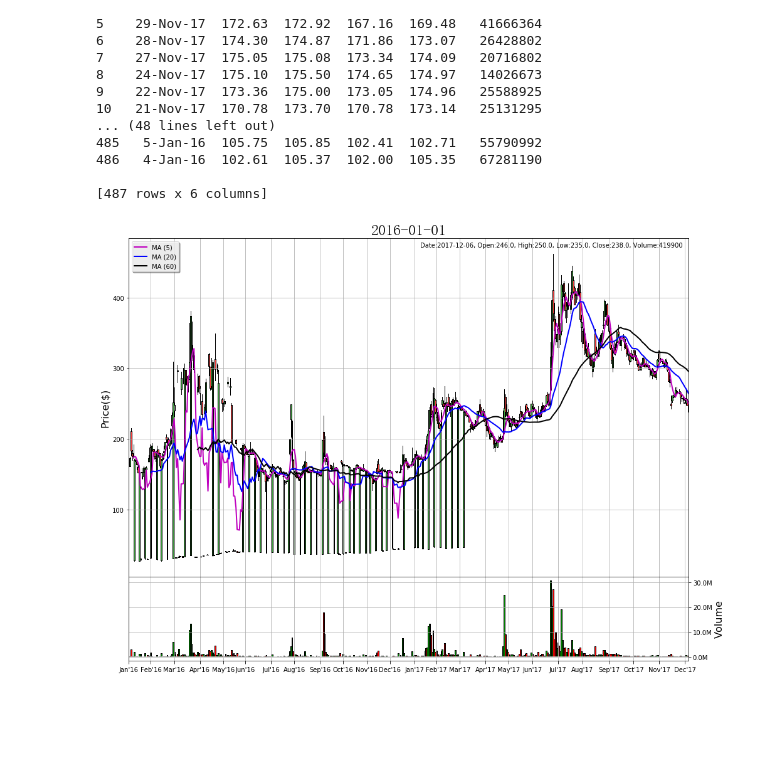
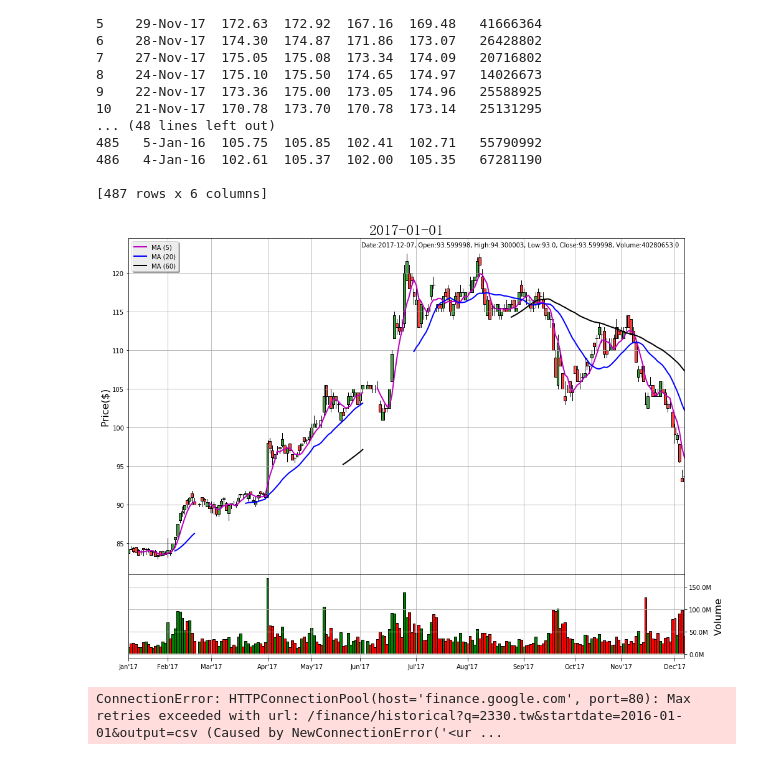
Before and after one commit to yihaulin/2017FM617, a Jupyter notebook: M064810003_quant2017/HW5/HW5.ipynb, the cells around one changed output. Saved outputs shown, nothing was run; the diff lists cells and outputs as text; code cells hidden in the pictures; blank space fills up the shorter version.

```diff
--- a/M064810003_quant2017/HW5/HW5.ipynb
+++ b/M064810003_quant2017/HW5/HW5.ipynb
@@ -38,11 +38,38 @@ getprice('AAPL',"2016-01-01")
 # %%
 import kchart
 import pandas_datareader.data as web
 from datetime import datetime
 def draw(stock,startdate):
     df = web.DataReader(stock, 'yahoo', startdate)
     df.head()
     kchart.draw(df,startdate)
-draw('2330',"2016-01-01")
+draw('2317.tw',"2017-01-01")
 # %% [output]
-[figure, old version]
+[figure, new version]
+# %%
+import requests
+import pandas as pd
+import io
+import kchart
+import pandas_datareader.data as web
+from datetime import datetime
+
+def params(stock,startdate):
+    params = {'q': stock,
+              'startdate': startdate,
+              'output': "csv"}
+    return params
+
+def getprice(stock,startdate):
+    url = 'http://finance.google.com/finance/historical'
+    r = requests.get(url, params(stock,startdate))
+    price = pd.read_csv(io.StringIO(r.text))
+    print(price)
+    df = web.DataReader(stock, 'google', startdate)
+    df.head()
+    kchart.draw(df,startdate)
+
+
+getprice('2330.tw',"2016-01-01")
+# %% [output]
+ConnectionError: HTTPConnectionPool(host='finance.google.com', port=80): Max retries exceeded with url: /finance/historical?q=2330.tw&startdate=2016-01-01&output=csv (Caused by NewConnectionError('<ur ...
```
Also changed, not shown: 5 other files.
